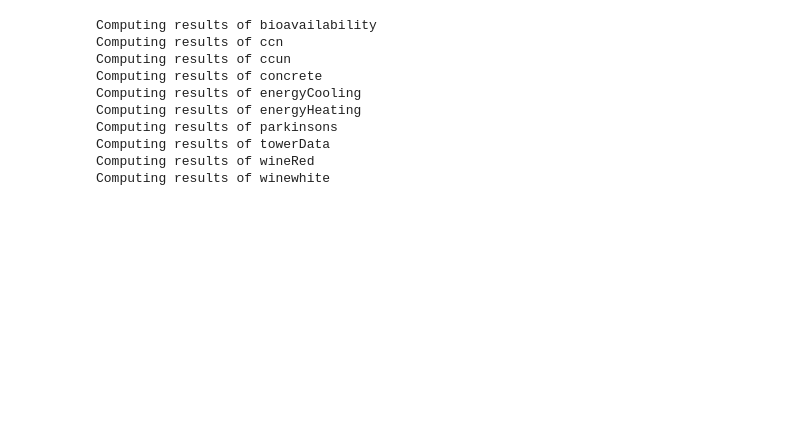
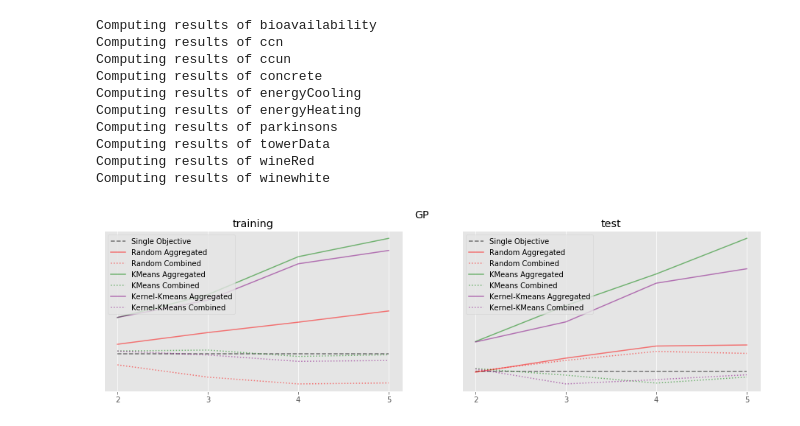
Before and after one commit to casadei/gsgp-gd, a Jupyter notebook: reports/meeting-4.ipynb, the cells around one changed output. Saved outputs shown, nothing was run; the diff lists cells and outputs as text; code cells hidden in the pictures; blank space fills up the shorter version.

```diff
--- a/reports/meeting-4.ipynb
+++ b/reports/meeting-4.ipynb
@@ -39,6 +37,8 @@ Computing results of winewhite
 # %%
 %run ./scripts/graphs.py
 # %%
-fill_dataset_graph(results, 'bioavailability')
+fill_dataset_graph(results, 'bioavailability', 'GP')
+# %% [output]
+[figure, added]
 # %%
 fill_dataset_graph(results, 'ccn')
```
Also changed, not shown: parts of 22 cells of this notebook, 7 other files.
